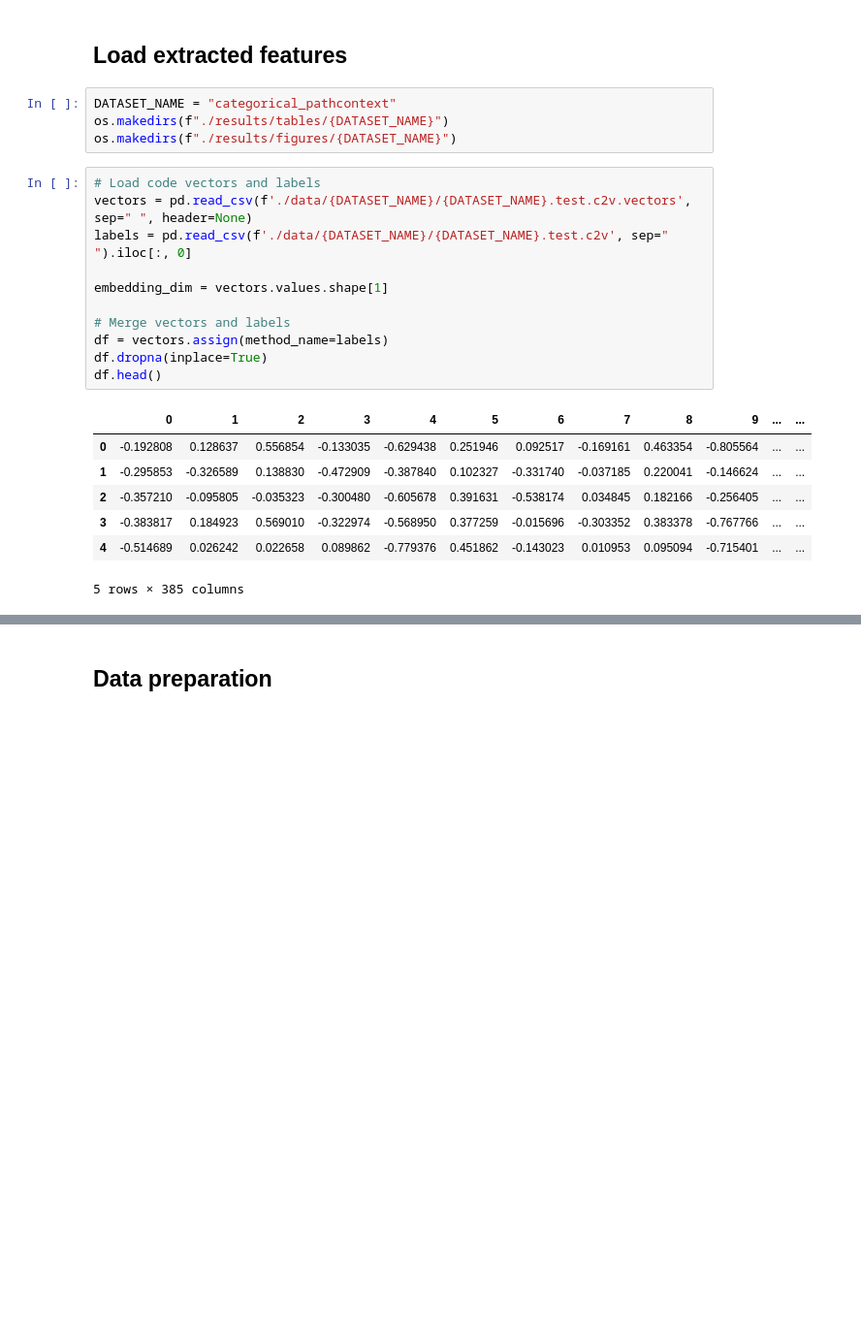
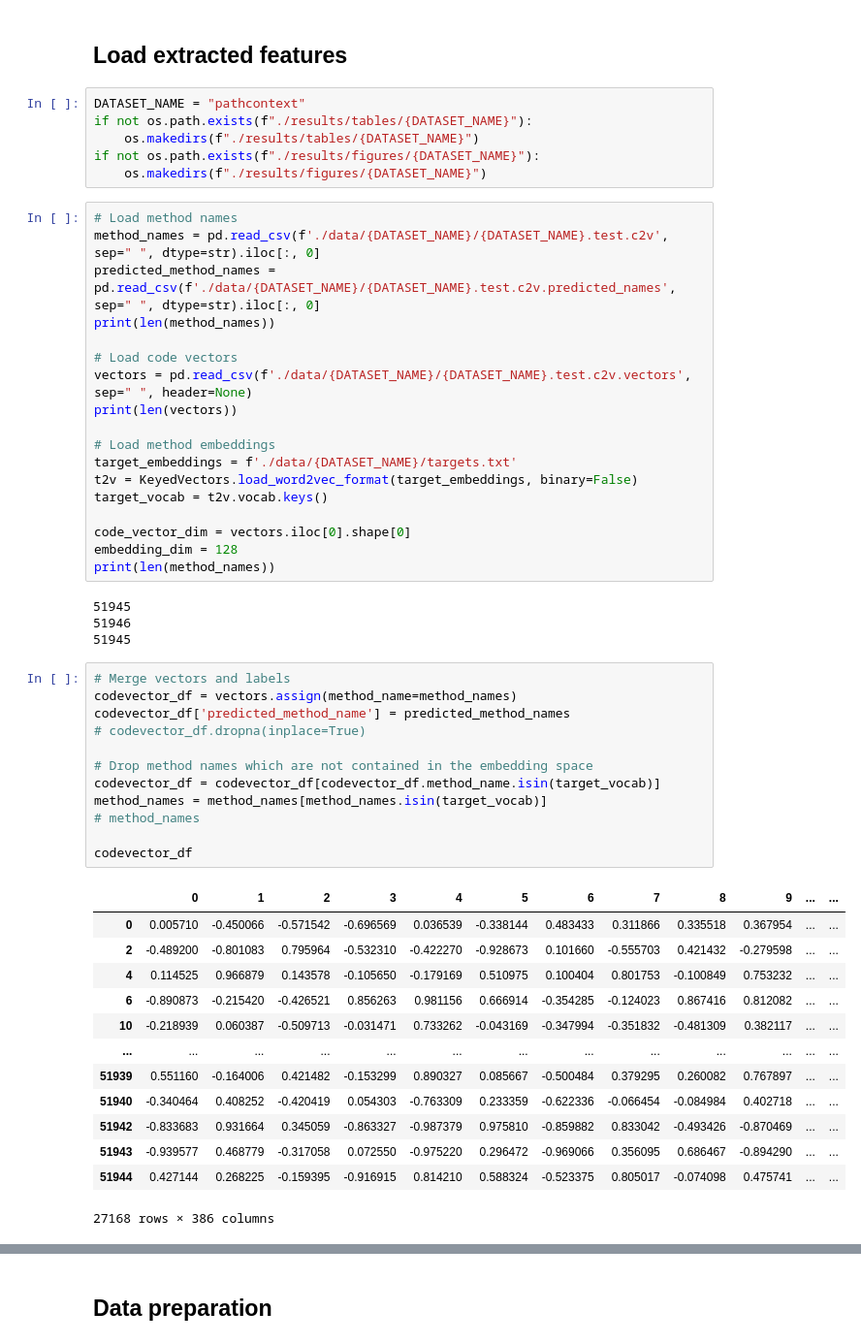
Before and after one commit to mhagglun/code2vec, a Jupyter notebook: evaluation.ipynb, the cells around one changed output, grey strips where cells are left out. Shown: that part at 97% size. Saved outputs shown, nothing was run; the diff lists cells and outputs as text; blank space fills up the shorter version.

```diff
--- a/evaluation.ipynb
+++ b/evaluation.ipynb
@@ -24,25 +28,56 @@ sns.set_style('whitegrid')
 # %% [markdown]
 ## Load extracted features
 # %%
-DATASET_NAME = "categorical_pathcontext"
-os.makedirs(f"./results/tables/{DATASET_NAME}")
-os.makedirs(f"./results/figures/{DATASET_NAME}")
+DATASET_NAME = "pathcontext"
+if not os.path.exists(f"./results/tables/{DATASET_NAME}"):
+    os.makedirs(f"./results/tables/{DATASET_NAME}")
+if not os.path.exists(f"./results/figures/{DATASET_NAME}"):
+    os.makedirs(f"./results/figures/{DATASET_NAME}")
-# %%
-# Load code vectors and labels
-vectors = pd.read_csv(f'./data/{DATASET_NAME}/{DATASET_NAME}.test.c2v.vectors', sep=" ", header=None)
-labels = pd.read_csv(f'./data/{DATASET_NAME}/{DATASET_NAME}.test.c2v', sep=" ").iloc[:, 0]
-
-embedding_dim = vectors.values.shape[1]
-
-# Merge vectors and labels
-df = vectors.assign(method_name=labels)
-df.dropna(inplace=True)
-df.head()
-# %% [output]
-|  | 0 | 1 | 2 | 3 | 4 | 5 | 6 | 7 | 8 | 9 | ... | ... |
-| 0 | -0.192808 | 0.128637 | 0.556854 | -0.133035 | -0.629438 | 0.251946 | 0.092517 | -0.169161 | 0.463354 | -0.805564 | ... | ... |
-| 1 | -0.295853 | -0.326589 | 0.138830 | -0.472909 | -0.387840 | 0.102327 | -0.331740 | -0.037185 | 0.220041 | -0.146624 | ... | ... |
-| 2 | -0.357210 | -0.095805 | -0.035323 | -0.300480 | -0.605678 | 0.391631 | -0.538174 | 0.034845 | 0.182166 | -0.256405 | ... | ... |
-| 3 | -0.383817 | 0.184923 | 0.569010 | -0.322974 | -0.568950 | 0.377259 | -0.015696 | -0.303352 | 0.383378 | -0.767766 | ... | ... |
-| 4 | -0.514689 | 0.026242 | 0.022658 | 0.089862 | -0.779376 | 0.451862 | -0.143023 | 0.010953 | 0.095094 | -0.715401 | ... | ... |
-5 rows × 385 columns
+# %%
+# Load method names
+method_names = pd.read_csv(f'./data/{DATASET_NAME}/{DATASET_NAME}.test.c2v', sep=" ", dtype=str).iloc[:, 0]
+predicted_method_names = pd.read_csv(f'./data/{DATASET_NAME}/{DATASET_NAME}.test.c2v.predicted_names', sep=" ", dtype=str).iloc[:, 0]
+print(len(method_names))
+
+# Load code vectors
+vectors = pd.read_csv(f'./data/{DATASET_NAME}/{DATASET_NAME}.test.c2v.vectors', sep=" ", header=None)
+print(len(vectors))
+
+# Load method embeddings
+target_embeddings = f'./data/{DATASET_NAME}/targets.txt'
+t2v = KeyedVectors.load_word2vec_format(target_embeddings, binary=False)
+target_vocab = t2v.vocab.keys()
+
+code_vector_dim = vectors.iloc[0].shape[0]
+embedding_dim = 128
+print(len(method_names))
+# %% [output]
+51945
+51946
+51945
+# %%
+# Merge vectors and labels
+codevector_df = vectors.assign(method_name=method_names)
+codevector_df['predicted_method_name'] = predicted_method_names
+# codevector_df.dropna(inplace=True)
+
+# Drop method names which are not contained in the embedding space
+codevector_df = codevector_df[codevector_df.method_name.isin(target_vocab)]
+method_names = method_names[method_names.isin(target_vocab)]
+# method_names
+
+codevector_df
+# %% [output]
+|  | 0 | 1 | 2 | 3 | 4 | 5 | 6 | 7 | 8 | 9 | ... | ... |
+| 0 | 0.005710 | -0.450066 | -0.571542 | -0.696569 | 0.036539 | -0.338144 | 0.483433 | 0.311866 | 0.335518 | 0.367954 | ... | ... |
+| 2 | -0.489200 | -0.801083 | 0.795964 | -0.532310 | -0.422270 | -0.928673 | 0.101660 | -0.555703 | 0.421432 | -0.279598 | ... | ... |
+| 4 | 0.114525 | 0.966879 | 0.143578 | -0.105650 | -0.179169 | 0.510975 | 0.100404 | 0.801753 | -0.100849 | 0.753232 | ... | ... |
+| 6 | -0.890873 | -0.215420 | -0.426521 | 0.856263 | 0.981156 | 0.666914 | -0.354285 | -0.124023 | 0.867416 | 0.812082 | ... | ... |
+| 10 | -0.218939 | 0.060387 | -0.509713 | -0.031471 | 0.733262 | -0.043169 | -0.347994 | -0.351832 | -0.481309 | 0.382117 | ... | ... |
+| ... | ... | ... | ... | ... | ... | ... | ... | ... | ... | ... | ... | ... |
+| 51939 | 0.551160 | -0.164006 | 0.421482 | -0.153299 | 0.890327 | 0.085667 | -0.500484 | 0.379295 | 0.260082 | 0.767897 | ... | ... |
+| 51940 | -0.340464 | 0.408252 | -0.420419 | 0.054303 | -0.763309 | 0.233359 | -0.622336 | -0.066454 | -0.084984 | 0.402718 | ... | ... |
+| 51942 | -0.833683 | 0.931664 | 0.345059 | -0.863327 | -0.987379 | 0.975810 | -0.859882 | 0.833042 | -0.493426 | -0.870469 | ... | ... |
+| 51943 | -0.939577 | 0.468779 | -0.317058 | 0.072550 | -0.975220 | 0.296472 | -0.969066 | 0.356095 | 0.686467 | -0.894290 | ... | ... |
+| 51944 | 0.427144 | 0.268225 | -0.159395 | -0.916915 | 0.814210 | 0.588324 | -0.523375 | 0.805017 | -0.074098 | 0.475741 | ... | ... |
+27168 rows × 386 columns
```
Also changed, not shown: parts of 33 cells of this notebook, 1 other file.
